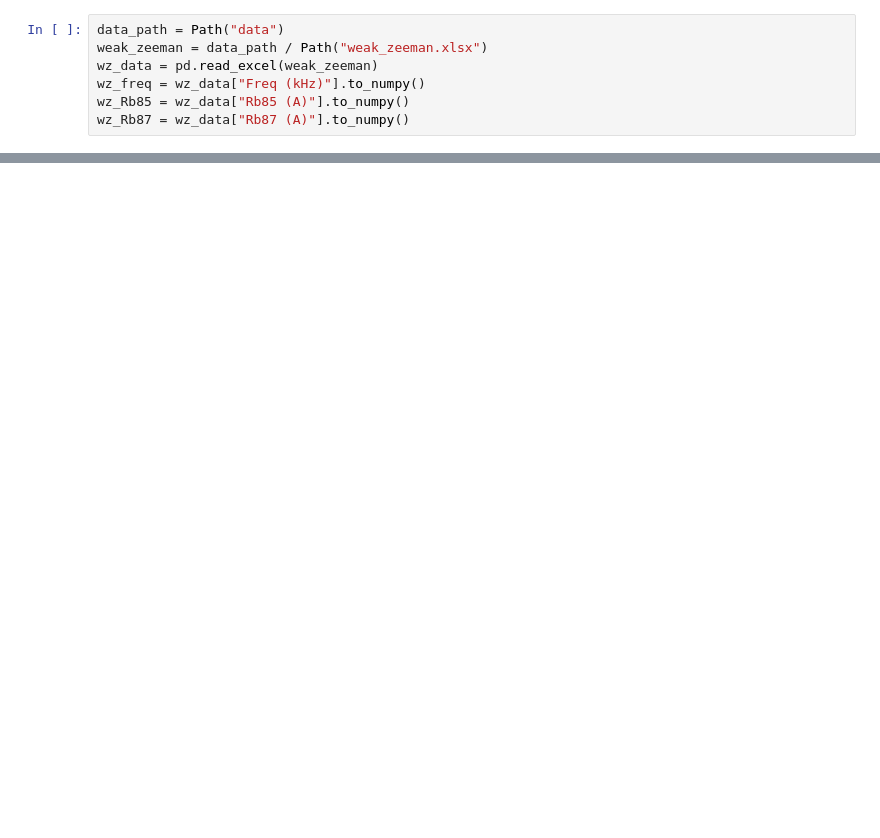
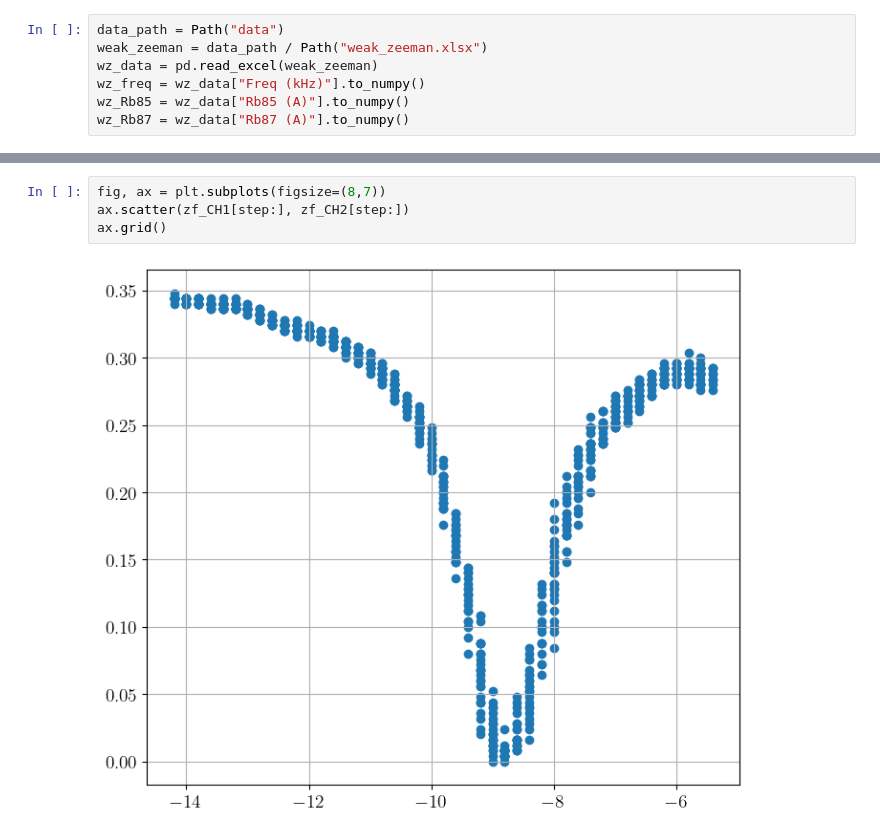
Before and after one commit to ThomasAnkhe/Quantum_Optics_Lab, a Jupyter notebook: 5. Optical_pumping/graphs.ipynb, the cells around one changed output, grey strips where cells are left out. Drawn from its saved outputs; the diff is of its cells as text; blank space fills up the shorter version.

```diff
--- a/5. Optical_pumping/graphs.ipynb
+++ b/5. Optical_pumping/graphs.ipynb
@@ -30,0 +55,6 @@ ax.grid()
+# %%
+fig, ax = plt.subplots(figsize=(8,7))
+ax.scatter(zf_CH1[step:], zf_CH2[step:])
+ax.grid()
+# %% [output]
+[figure, added]
```
Also changed, not shown: parts of 5 cells of this notebook.
